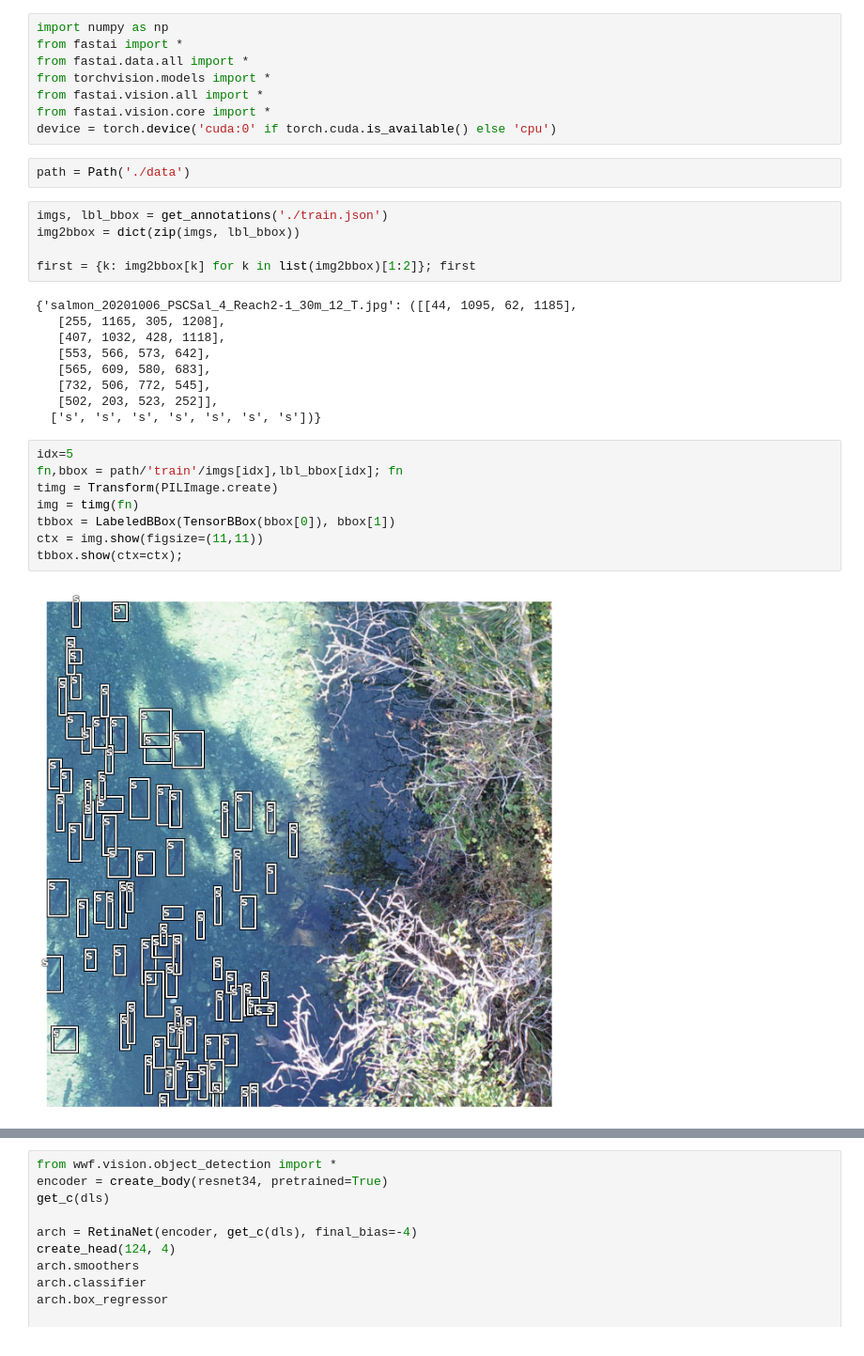
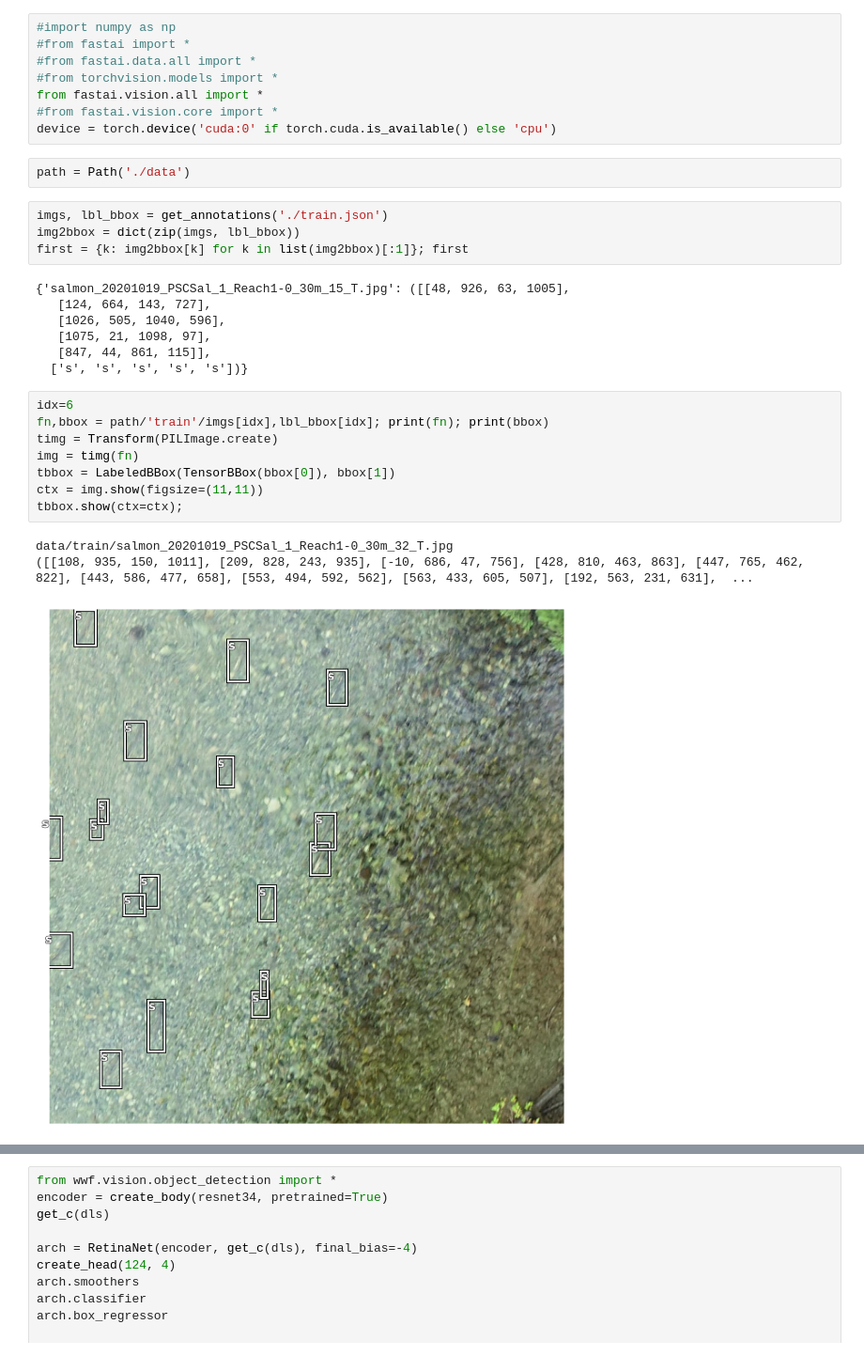
Before and after one commit to EelkeFolmer/salmon, a Jupyter notebook: Salmon_detector.ipynb, the cells around one changed output, grey strips where cells are left out. Shown at 94% size. Saved outputs shown, nothing was run; the diff lists cells and outputs as text.

```diff
--- a/Salmon_detector.ipynb
+++ b/Salmon_detector.ipynb
@@ -1,36 +3,35 @@
 # %%
-import numpy as np
-from fastai import *
-from fastai.data.all import *
-from torchvision.models import *
+#import numpy as np
+#from fastai import *
+#from fastai.data.all import *
+#from torchvision.models import *
 from fastai.vision.all import *
-from fastai.vision.core import *
+#from fastai.vision.core import *
 device = torch.device('cuda:0' if torch.cuda.is_available() else 'cpu')
 # %%
 path = Path('./data')
 # %%
 imgs, lbl_bbox = get_annotations('./train.json')
 img2bbox = dict(zip(imgs, lbl_bbox))
-
-first = {k: img2bbox[k] for k in list(img2bbox)[1:2]}; first
+first = {k: img2bbox[k] for k in list(img2bbox)[:1]}; first
 # %% [output]
-{'salmon_20201006_PSCSal_4_Reach2-1_30m_12_T.jpg': ([[44, 1095, 62, 1185],
-   [255, 1165, 305, 1208],
-   [407, 1032, 428, 1118],
-   [553, 566, 573, 642],
-   [565, 609, 580, 683],
-   [732, 506, 772, 545],
-   [502, 203, 523, 252]],
-  ['s', 's', 's', 's', 's', 's', 's'])}
+{'salmon_20201019_PSCSal_1_Reach1-0_30m_15_T.jpg': ([[48, 926, 63, 1005],
+   [124, 664, 143, 727],
+   [1026, 505, 1040, 596],
+   [1075, 21, 1098, 97],
+   [847, 44, 861, 115]],
+  ['s', 's', 's', 's', 's'])}
 # %%
-idx=5
-fn,bbox = path/'train'/imgs[idx],lbl_bbox[idx]; fn
+idx=6
+fn,bbox = path/'train'/imgs[idx],lbl_bbox[idx]; print(fn); print(bbox)
 timg = Transform(PILImage.create)
 img = timg(fn)
 tbbox = LabeledBBox(TensorBBox(bbox[0]), bbox[1])
 ctx = img.show(figsize=(11,11))
 tbbox.show(ctx=ctx);
 # %% [output]
+data/train/salmon_20201019_PSCSal_1_Reach1-0_30m_32_T.jpg
+([[108, 935, 150, 1011], [209, 828, 243, 935], [-10, 686, 47, 756], [428, 810, 463, 863], [447, 765, 462, 822], [443, 586, 477, 658], [553, 494, 592, 562], [563, 433, 605, 507], [192, 563, 231, 631],  ...
-[figure, old version]
+[figure, new version]
 # %%
 getters = [lambda o: path/'train'/o, lambda o: img2bbox[o][0], lambda o: img2bbox[o][1]]
```
Also changed, not shown: parts of 3 cells of this notebook.
